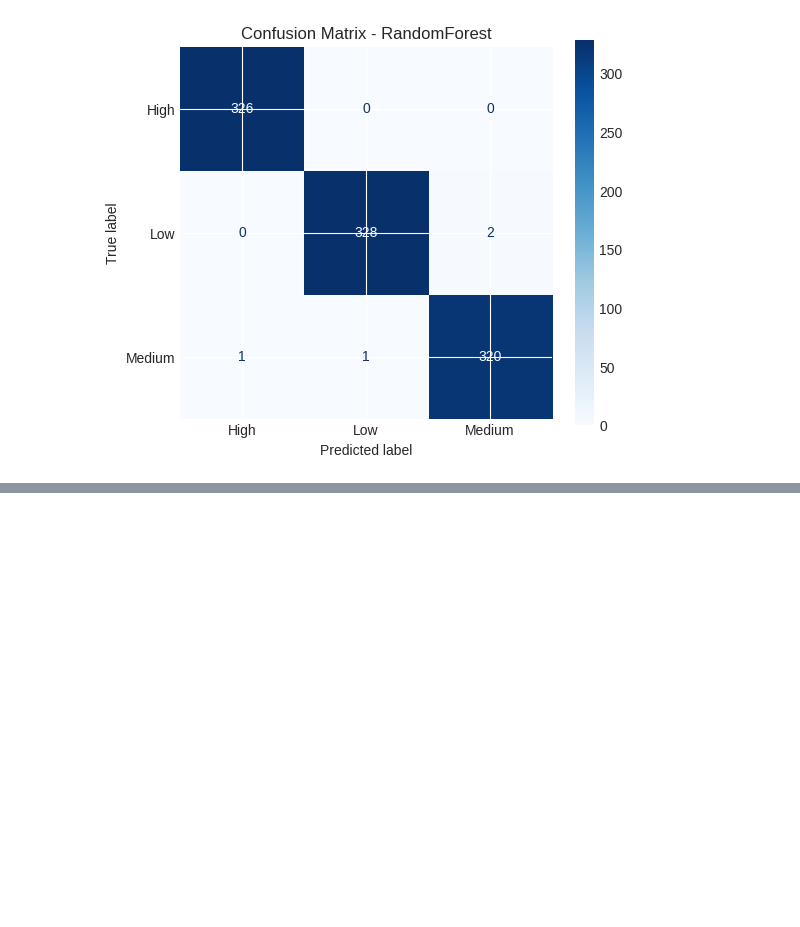
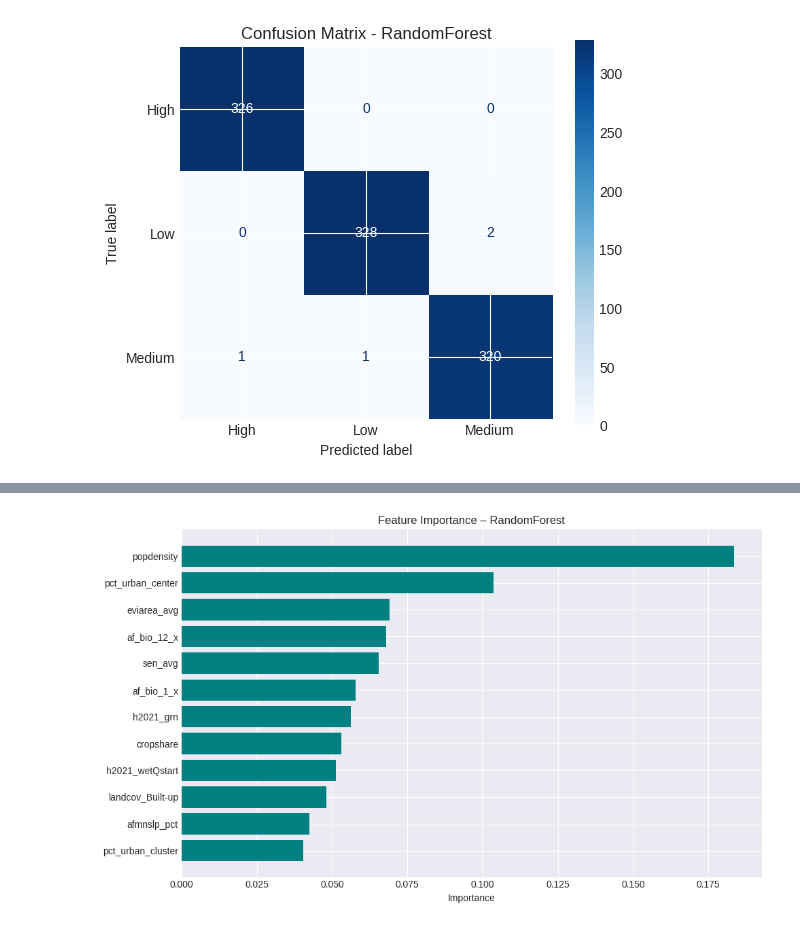
Before and after one commit to birhanumoges/HouseHold_Accessiblity_Analysis, a Jupyter notebook: Analysis_NoteBook/Accessiblity.ipynb, the cells around one changed output, grey strips where cells are left out. Drawn from its saved outputs; the diff is of its cells as text; code cells hidden in the pictures; blank space fills up the shorter version.

```diff
--- a/Analysis_NoteBook/Accessiblity.ipynb
+++ b/Analysis_NoteBook/Accessiblity.ipynb
@@ -1167,3 +1167,75 @@ weighted avg     0.9939    0.9939    0.9939       978
 | 0 | LogisticRegression | 0.792434 |
 Best classifier: RandomForest
 [figure]
+# %%
+# ============================================================================
+# OVERFITTING CHECK + FEATURE IMPORTANCE
+# ============================================================================
+
+from sklearn.model_selection import cross_val_score
+from sklearn.metrics import accuracy_score
+import numpy as np
+import pandas as pd # Import pandas for DataFrame operations
+
+print("\n" + "="*50)
+print("OVERFITTING CHECK + FEATURE IMPORTANCE")
+print("="*50)
+
+# 1. Train vs Test gap (simple overfitting indicator)
+for name, model in fitted_clf.items():
+    if name == "XGBoost":
+        train_pred = model.predict(X_train_c)
+        test_pred  = model.predict(X_test_c)
+        train_acc = accuracy_score(y_train_enc, train_pred)
+        test_acc  = accuracy_score(y_test_enc, test_pred)
+    else:
+        train_pred = model.predict(X_train_c)
+        test_pred  = model.predict(X_test_c)
+        train_acc = accuracy_score(y_train_c, train_pred)
+        test_acc  = accuracy_score(y_test_c, test_pred)
+
+    gap = train_acc - test_acc
+    print(f"{name:18}  Train: {train_acc:.4f}   Test: {test_acc:.4f}   Gap: {gap:.4f}")
+
+print("\n→ Large gap (>0.05–0.10) suggests overfitting")
+
+# 2. 5-fold cross-validation score (more reliable generalization estimate)
+print("\n5-fold CV accuracy:")
+for name, model in fitted_clf.items():
+    if name == "XGBoost":
+        scores = cross_val_score(model, X_train_c, y_train_enc, cv=5, scoring='accuracy', n_jobs=-1)
+    else:
+        scores = cross_val_score(model, X_train_c, y_train_c, cv=5, scoring='accuracy', n_jobs=-1)
+    print(f"{name:18}  CV mean: {np.mean(scores):.4f} ± {np.std(scores):.4f}")
+
+# 3. Feature importance (only RandomForest and XGBoost support it natively)
+print("\nFeature Importance (top 12):")
+best_model = fitted_clf[best_clf_name]
+
+if best_clf_name in ["RandomForest", "XGBoost"]:
+    if best_clf_name == "RandomForest":
+        imp = best_model.feature_importances_
+    else:  # XGBoost
+        imp = best_model.feature_importances_
+
+    idx = np.argsort(imp)[::-1]
+    top_features = pd.DataFrame({
+        'Feature': X.columns[idx][:12], # Use X.columns instead of X_train_c.columns
+        'Importance': imp[idx][:12]
+    })
+
+    print(top_features.round(5).to_string(index=False))
+
+    # Bar plot
+    import matplotlib.pyplot as plt
+    plt.figure(figsize=(10,6))
+    plt.barh(top_features['Feature'][::-1], top_features['Importance'][::-1], color='teal')
+    plt.title(f"Feature Importance – {best_clf_name}")
+    plt.xlabel("Importance")
+    plt.tight_layout()
+    plt.show()
+
+else:
+    print("→ LogisticRegression has no built-in feature importance.")
+    print("   Use permutation importance instead if needed.")
+# %% [output]
@@ -1169,0 +1259 @@ Best classifier: RandomForest
+[figure, added]
```
Also changed, not shown: parts of 1 cell of this notebook.
